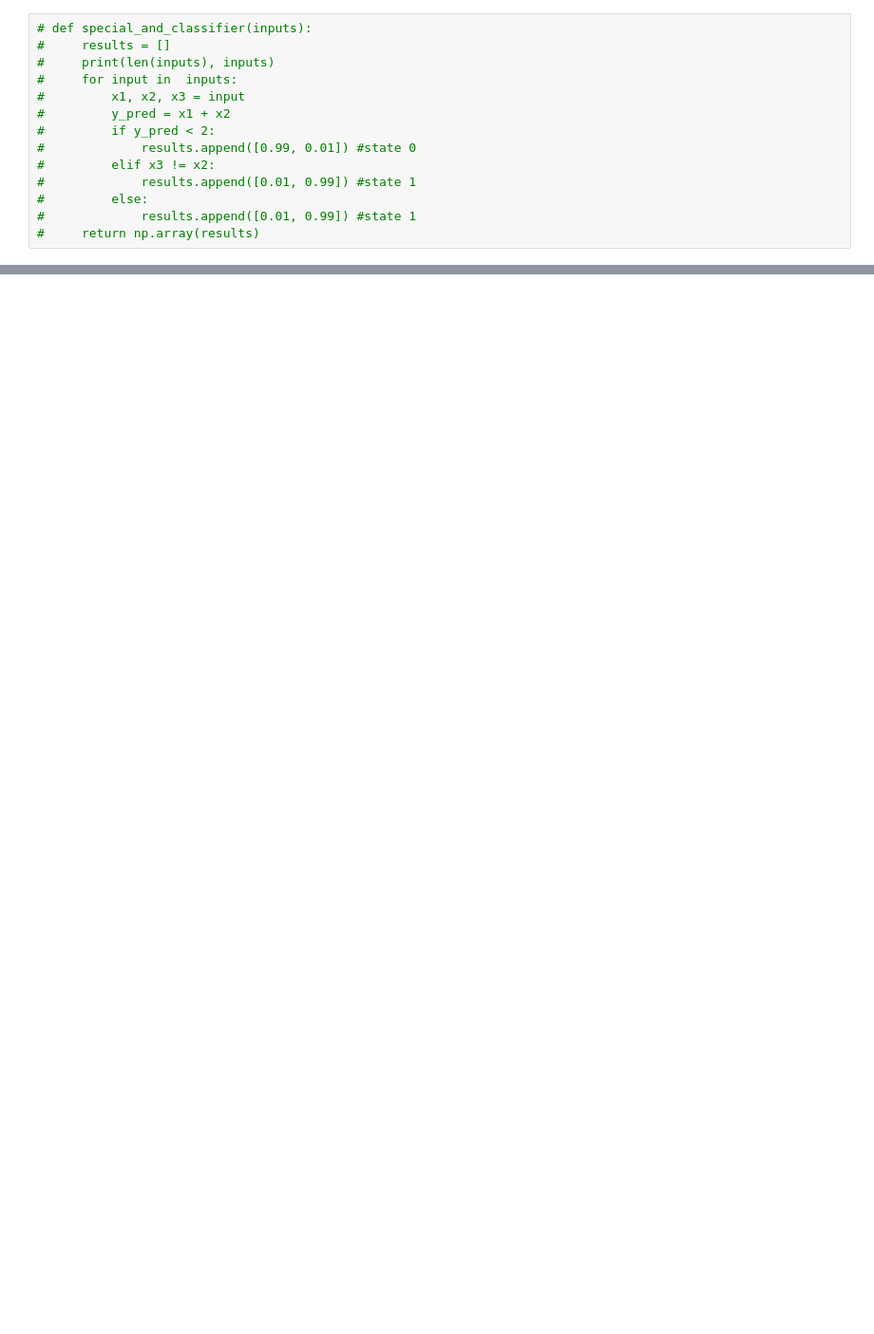
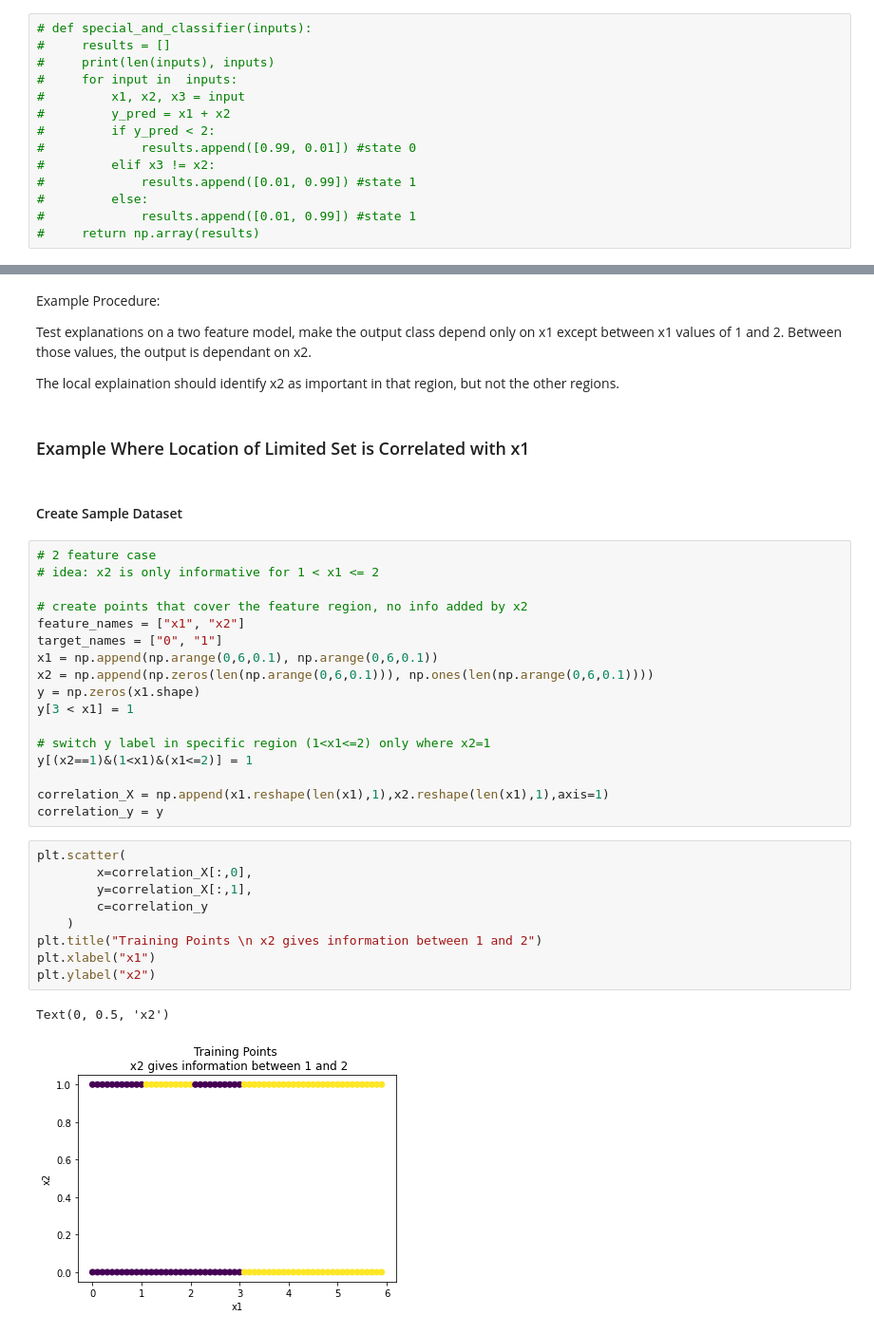
Before and after one commit to jjdrisco/dsc291project, a Jupyter notebook: lime_tabular_local_importance.ipynb, the cells around one changed output, grey strips where cells are left out. Shown at 95% size. Drawn from its saved outputs; the diff is of its cells as text; blank space fills up the shorter version.

Commit message:
completed local importance sanity check and cleaned notebook for publish

```diff
--- a/lime_tabular_local_importance.ipynb
+++ b/lime_tabular_local_importance.ipynb
@@ -228,0 +83,39 @@ General use case: potentially test on example,
+# %% [markdown]
+Example Procedure:
+
+Test explanations on a two feature model, make the output class depend only on x1 except between x1 values of 1 and 2. Between those values, the output is dependant on x2.
+
+The local explaination should identify x2 as important in that region, but not the other regions.
+# %% [markdown]
+### Example Where Location of Limited Set is Correlated with x1
+# %% [markdown]
+#### Create Sample Dataset
+# %%
+# 2 feature case
+# idea: x2 is only informative for 1 < x1 <= 2
+
+# create points that cover the feature region, no info added by x2
+feature_names = ["x1", "x2"]
+target_names = ["0", "1"]
+x1 = np.append(np.arange(0,6,0.1), np.arange(0,6,0.1))
+x2 = np.append(np.zeros(len(np.arange(0,6,0.1))), np.ones(len(np.arange(0,6,0.1))))
+y = np.zeros(x1.shape)
+y[3 < x1] = 1
+
+# switch y label in specific region (1<x1<=2) only where x2=1
+y[(x2==1)&(1<x1)&(x1<=2)] = 1
+
+correlation_X = np.append(x1.reshape(len(x1),1),x2.reshape(len(x1),1),axis=1)
+correlation_y = y
+# %%
+plt.scatter(
+        x=correlation_X[:,0],
+        y=correlation_X[:,1],
+        c=correlation_y
+    )
+plt.title("Training Points \n x2 gives information between 1 and 2")
+plt.xlabel("x1")
+plt.ylabel("x2")
+# %% [output]
+Text(0, 0.5, 'x2')
+[figure, added]
```
Also changed, not shown: parts of 42 cells of this notebook.
